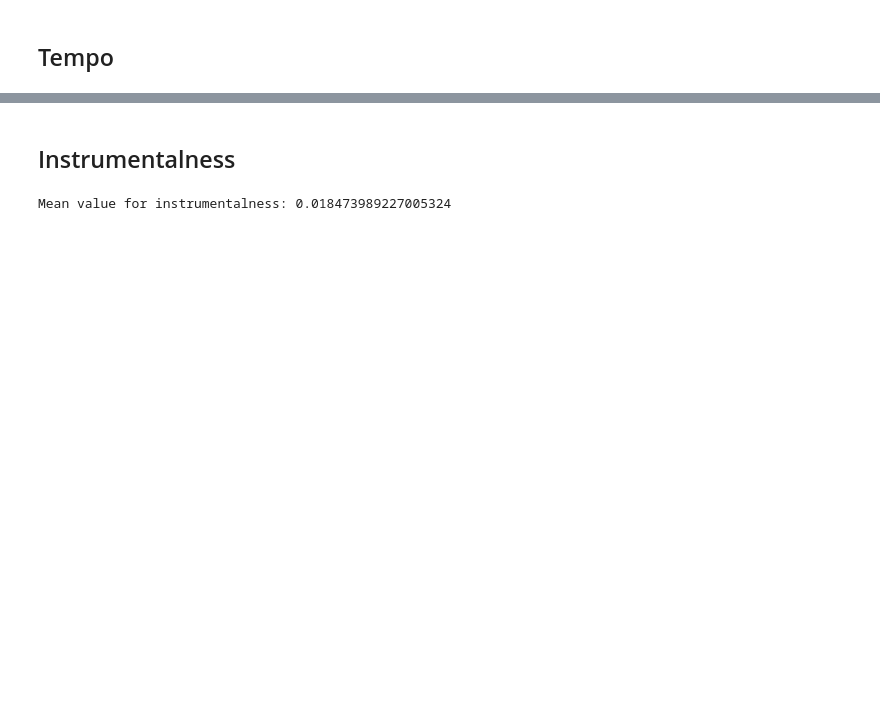
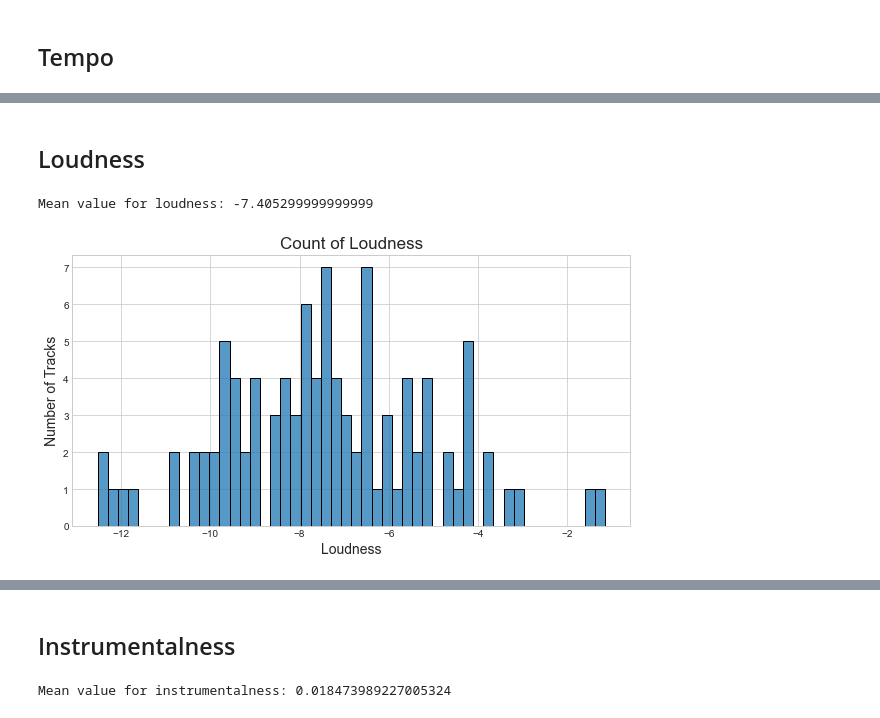
Before and after one commit to kodingwithkelly/OptimalFlowPlaylist, a Jupyter notebook: Spotify Project.ipynb, the cells around one changed output, grey strips where cells are left out. Cells and saved outputs as stored; diff of their text form; code cells hidden in the pictures; blank space fills up the shorter version.

```diff
--- a/Spotify Project.ipynb
+++ b/Spotify Project.ipynb
@@ -414,0 +416,16 @@ Mean value for tempo: 112.74702
+# %% [markdown]
+## Loudness
+# %%
+print("Mean value for loudness:", df['loudness'].mean())
+
+fig = plt.figure(figsize = (10,5))
+
+sns.histplot(data=df, x = df['loudness'], bins = 50, palette = 'steelblue')
+plt.title("Count of Loudness", fontsize = 17)
+plt.xlabel('Loudness', fontsize = 14)
+plt.ylabel('Number of Tracks', fontsize = 14)
+
+plt.show()
+# %% [output]
+Mean value for loudness: -7.405299999999999
+[figure, added]
```
Also changed, not shown: parts of 45 cells of this notebook.
